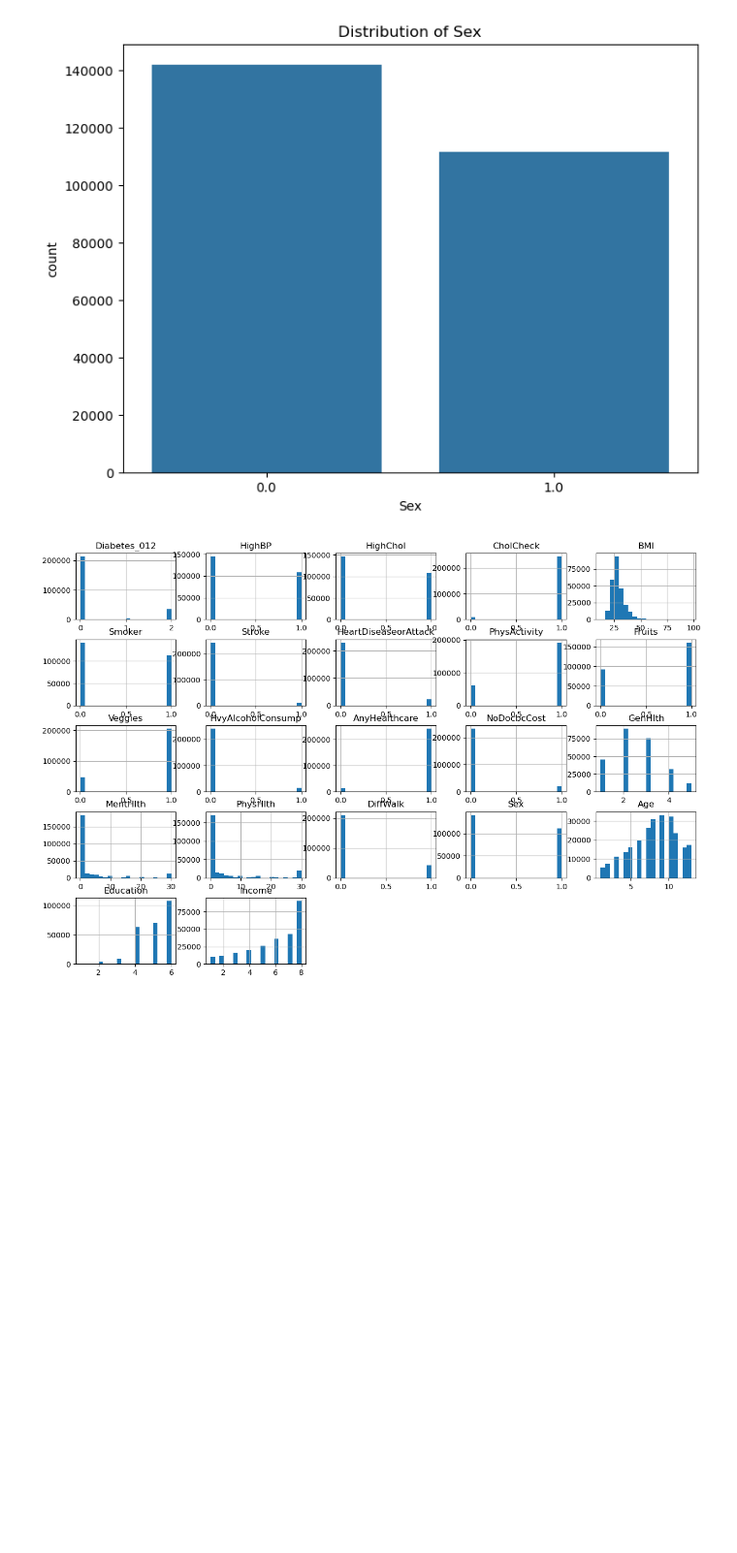
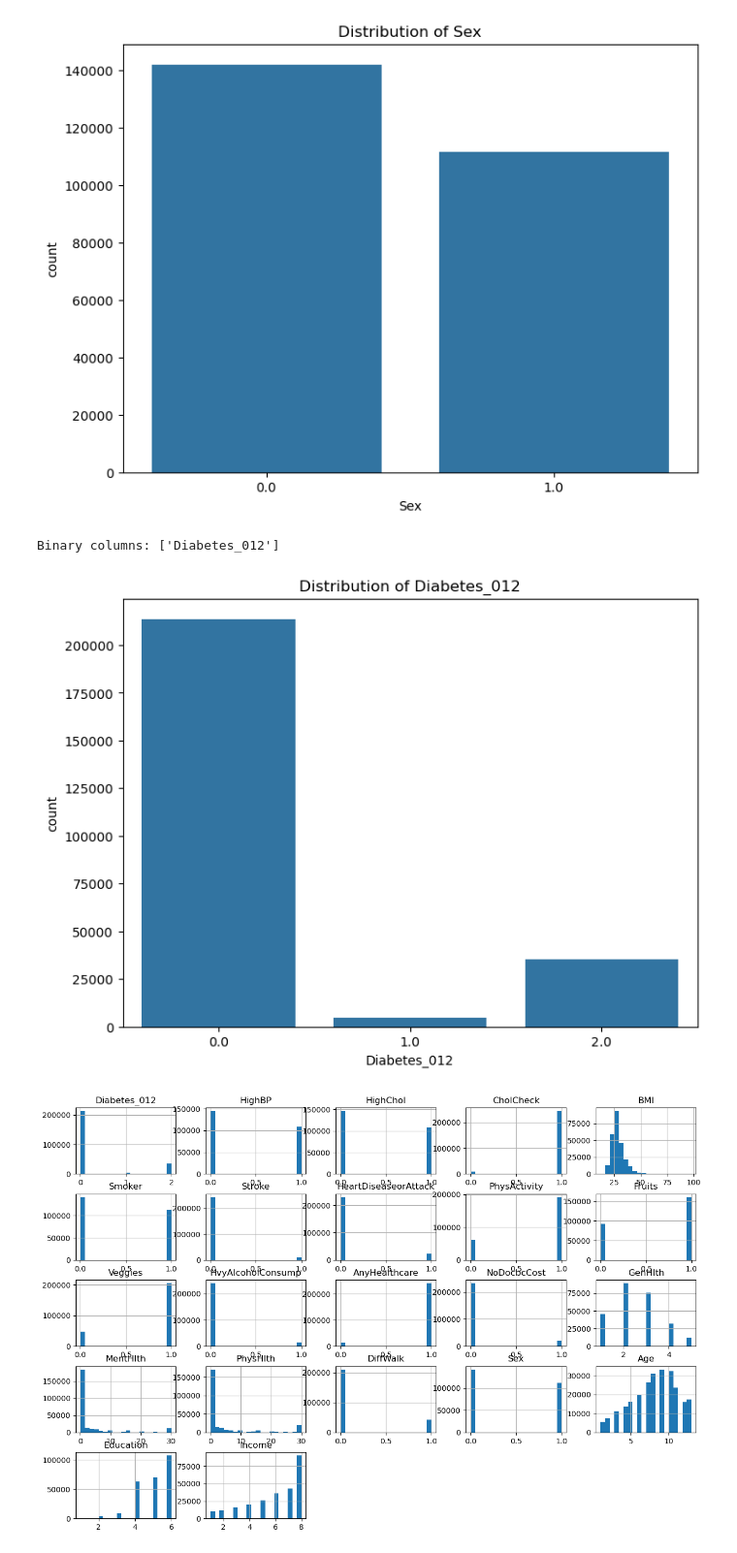
Before and after one commit to hayyaoe/alp-machine-learning, a Jupyter notebook: ALP.ipynb, the cells around one changed output. Shown at 97% size. Cells and saved outputs as stored; diff of their text form; code cells hidden in the pictures; blank space fills up the shorter version.

```diff
--- a/ALP.ipynb
+++ b/ALP.ipynb
@@ -168,6 +169,20 @@ for col in binary_columns:
 [figure]
 [figure]
 [figure]
+# %%
+three_columns = [col for col in data.columns if data[col].nunique() == 3]
+print(f"Binary columns: {three_columns}")
+# %% [output]
+Binary columns: ['Diabetes_012']
+# %%
+# Count plot for each binary column
+for col in three_columns:
+    plt.figure(figsize=(8, 6))
+    sns.countplot(x=data[col])
+    plt.title(f'Distribution of {col}')
+    plt.show()
+# %% [output]
+[figure, added]
 # %%
 # Univariate Analysis: Histograms, Box plots, Summary Statistics
 data.select_dtypes(include=['float64', 'int64']).hist(bins=20, figsize=(15, 10))
```
Also changed, not shown: parts of 16 cells of this notebook.
